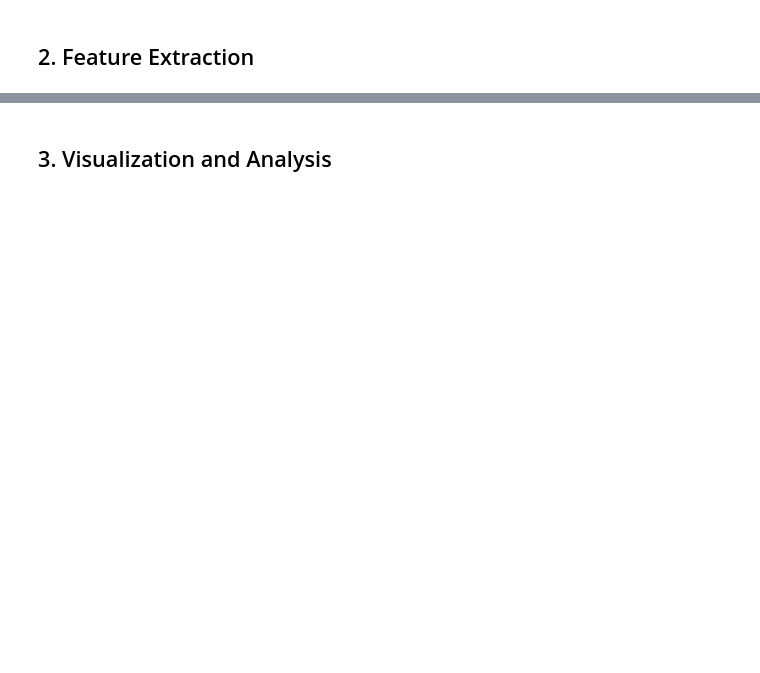
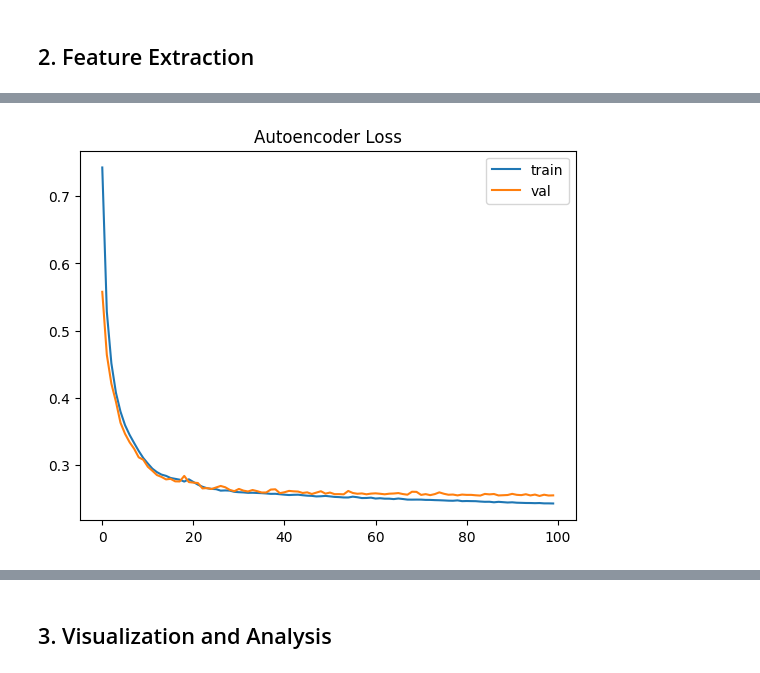
Before and after one commit to Oiko8/Multimodal-Music-Analysis, a Jupyter notebook: part1(dion).ipynb, the cells around one changed output, grey strips where cells are left out. Cells and saved outputs as stored; diff of their text form; code cells hidden in the pictures; blank space fills up the shorter version.

```diff
--- a/part1(dion).ipynb
+++ b/part1(dion).ipynb
@@ -137,0 +136,27 @@ data.head()
+# %%
+class Autoencoder(tf.keras.Model):
+    def __init__(self, input_dim, encoding_dim=32):
+        super(Autoencoder, self).__init__()
+
+        layers = tf.keras.layers
+
+        self.encoder = tf.keras.Sequential([
+            layers.Input(shape=(input_dim,)),
+            layers.Dense(64, activation='relu'),
+            layers.BatchNormalization(),
+            layers.Dropout(0.2),
+            layers.Dense(encoding_dim, activation='relu')
+        ])
+
+        self.decoder = tf.keras.Sequential([
+            layers.Input(shape=(encoding_dim,)),
+            layers.Dense(64, activation='relu'),
+            layers.BatchNormalization(),
+            layers.Dropout(0.2),
+            layers.Dense(input_dim, activation='linear')
+        ])
+
+    def call(self, x):
+        encoded = self.encoder(x)
+        decoded = self.decoder(encoded)
+        return decoded
@@ -137,0 +200,7 @@ data.head()
+# %%
+# --- Extraction the audio embeddings from the audio stats column ---
+audio_embeddings = np.array(data["audio_stats"].to_list(), dtype=float)
+scaler = StandardScaler()
+audio_embed_train = scaler.fit_transform(audio_embeddings)
+
+training, autoencoder = autoencoder_training(audio_stats=audio_embed_train)
@@ -137,0 +225,8 @@ data.head()
+# %%
+plt.plot(training.history['loss'], label='train')
+plt.plot(training.history['val_loss'], label='val')
+plt.legend()
+plt.title("Autoencoder Loss")
+plt.show()
+# %% [output]
+[figure, added]
```
Also changed, not shown: parts of 39 cells of this notebook.
